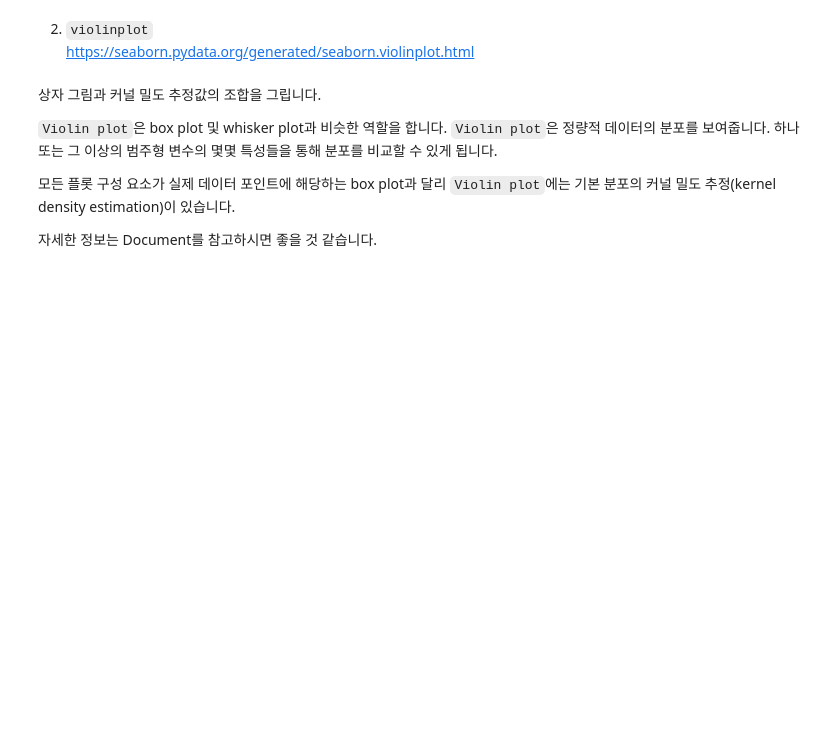
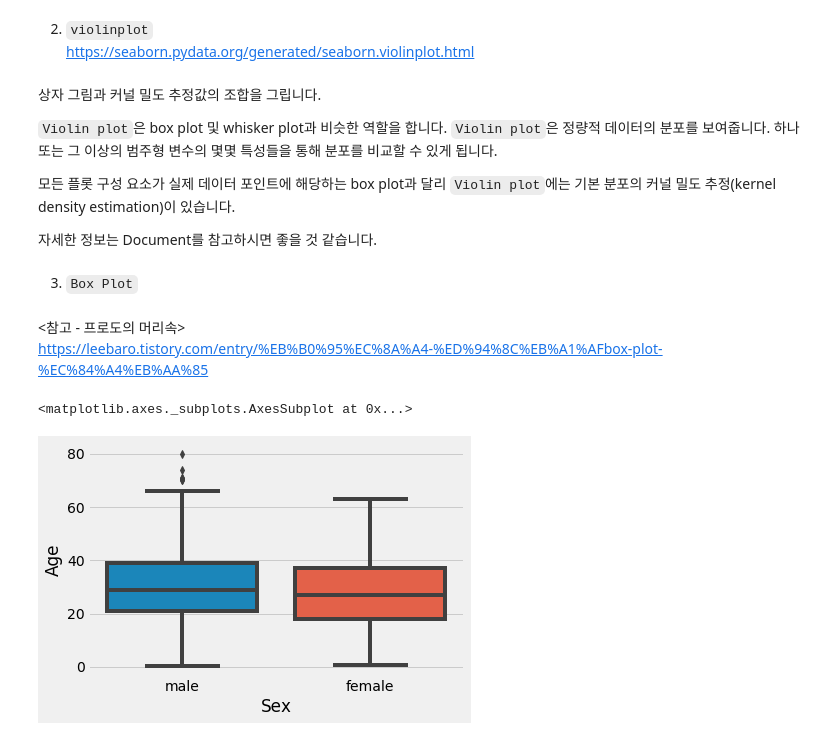
Before and after one commit to Steve-YJ/Explore-Kaggle, a Jupyter notebook: 01. Titanic/01. Kaggle-Titanic.ipynb, the cells around one changed output. Cells and saved outputs as stored; diff of their text form; code cells hidden in the pictures; blank space fills up the shorter version.

```diff
--- a/01. Titanic/01. Kaggle-Titanic.ipynb
+++ b/01. Titanic/01. Kaggle-Titanic.ipynb
@@ -535,0 +600,10 @@ for i in data:
+# %% [markdown]
+3. <code>Box Plot</code>
+# %% [markdown]
+<참고 - 프로도의 머리속><br>
+    https://leebaro.tistory.com/entry/%EB%B0%95%EC%8A%A4-%ED%94%8C%EB%A1%AFbox-plot-%EC%84%A4%EB%AA%85
+# %%
+sns.boxplot('Sex','Age', data=data)
+# %% [output]
+<matplotlib.axes._subplots.AxesSubplot at 0x...>
+[figure, added]
```
Also changed, not shown: parts of 42 cells of this notebook.
